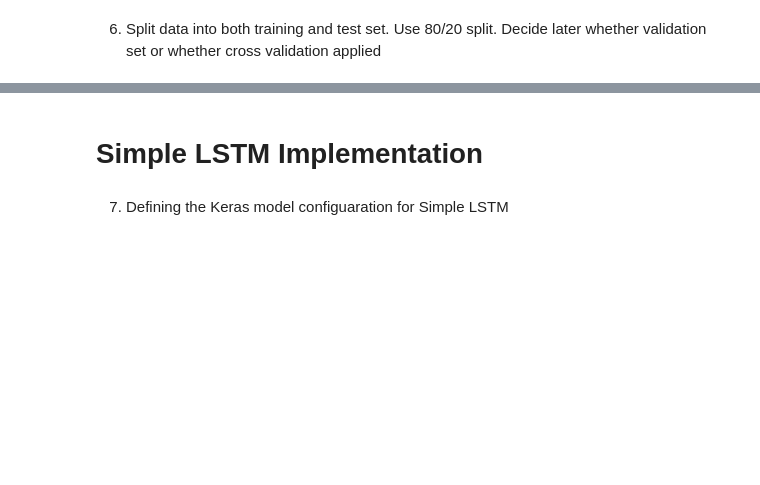
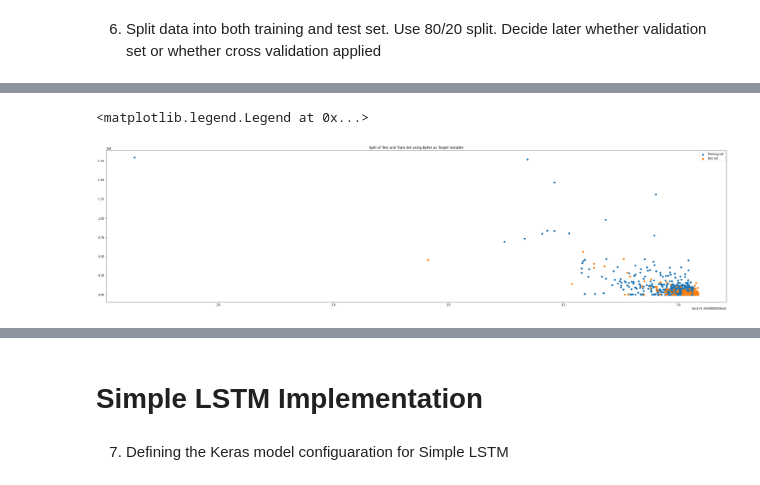
Before and after one commit to fle1scha/Deep-Learning-Network-Traffic-Prediction, a Jupyter notebook: DL4NTP.ipynb, the cells around one changed output, grey strips where cells are left out. Saved outputs shown, nothing was run; the diff lists cells and outputs as text; code cells hidden in the pictures; blank space fills up the shorter version.

```diff
--- a/DL4NTP.ipynb
+++ b/DL4NTP.ipynb
@@ -173,10 +266,13 @@ print(X_train.shape, y_train.shape) #Check shape of training variables.
 # %%
 #Visualise split in sample
 plt.figure(figsize=(40,10))
 plt.title("Split of Test and Train Set using Bytes as Target Variable")
-plt.plot(train.index,train['Bytes'],label='Training set')
-plt.plot(test.index,test['Bytes'],label='Test set')
+plt.scatter(train['Datetime'],train['Bytes'],label='Training set')
+plt.scatter(test['Datetime'],test['Bytes'],label='Test set')
 plt.legend()
+# %% [output]
+<matplotlib.legend.Legend at 0x...>
+[figure, added]
 # %%
 Xscaler = MinMaxScaler(feature_range=(0, 1)) # scikit MinMixScaler allows all variables to be normalised between 0 and 1.
 Xscaler.fit(X_train) #Compute the minimum and maximum to be used for later scaling
```
Also changed, not shown: parts of 24 cells of this notebook, 1 other file.
